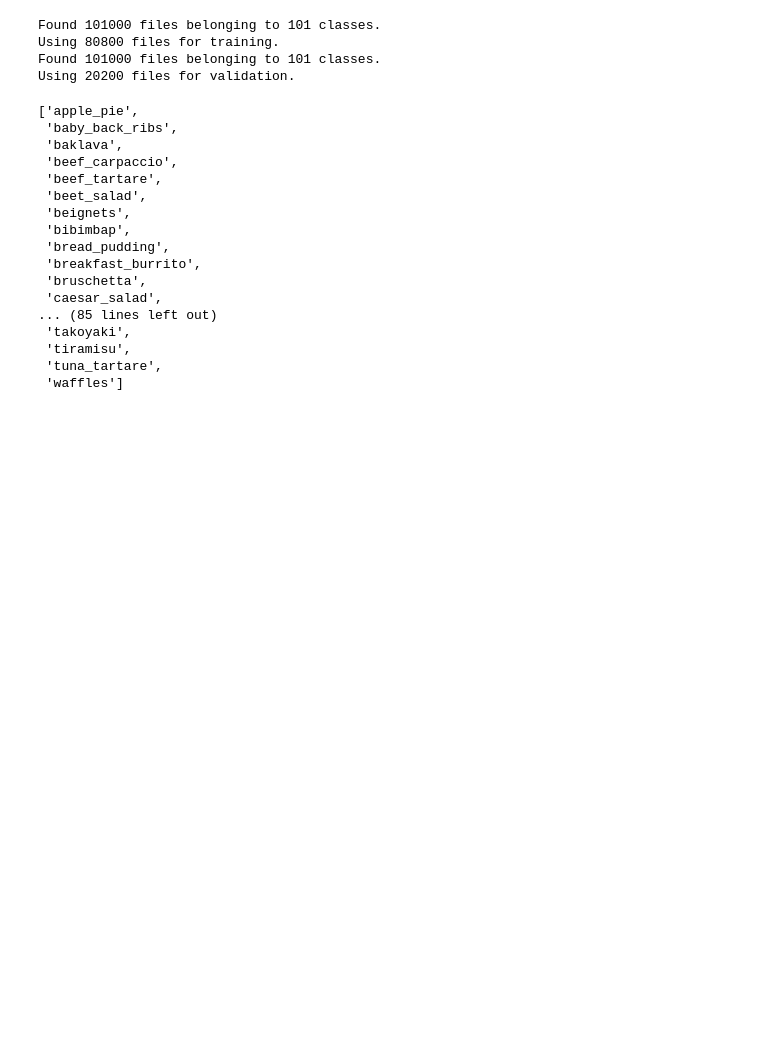
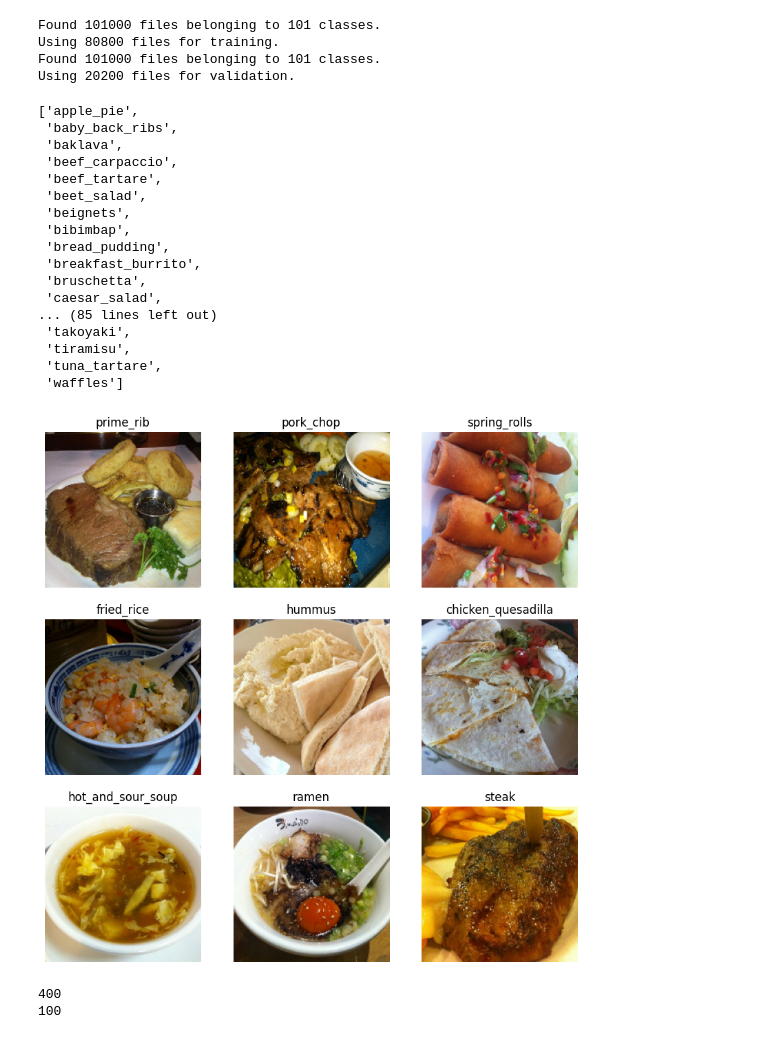
Before and after one commit to GlassesNoGlasses/CalCount, a Jupyter notebook: CalCount.ipynb, the cells around one changed output. Saved outputs shown, nothing was run; the diff lists cells and outputs as text; code cells hidden in the pictures; blank space fills up the shorter version.

Commit message:
added base image model

```diff
--- a/CalCount.ipynb
+++ b/CalCount.ipynb
@@ -132,3 +141,34 @@ class_labels
  'tiramisu',
  'tuna_tartare',
  'waffles']
+# %%
+# visualization of data being used
+
+import matplotlib.pyplot as plt
+
+plt.figure(figsize=(10, 10))
+for images, labels in train_ds.take(1):
+  for i in range(9):
+    ax = plt.subplot(3, 3, i + 1)
+    plt.imshow(images[i].numpy().astype("uint8"))
+    plt.title(class_labels[labels[i]])
+    plt.axis("off")
+# %% [output]
+[figure, added]
+# %%
+# reduce dataset size due to colab limitations
+
+import math
+
+NUM_IMAGES = 50
+MULTIPLIER = 2
+train_to_val = math.ceil(len(train_ds) / len(val_ds))
+
+train_ds = train_ds.take((NUM_IMAGES * train_to_val) * MULTIPLIER)
+val_ds = val_ds.take(NUM_IMAGES * MULTIPLIER)
+
+print(len(train_ds))
+print(len(val_ds))
+# %% [output]
+400
+100
```
Also changed, not shown: parts of 18 cells of this notebook.
